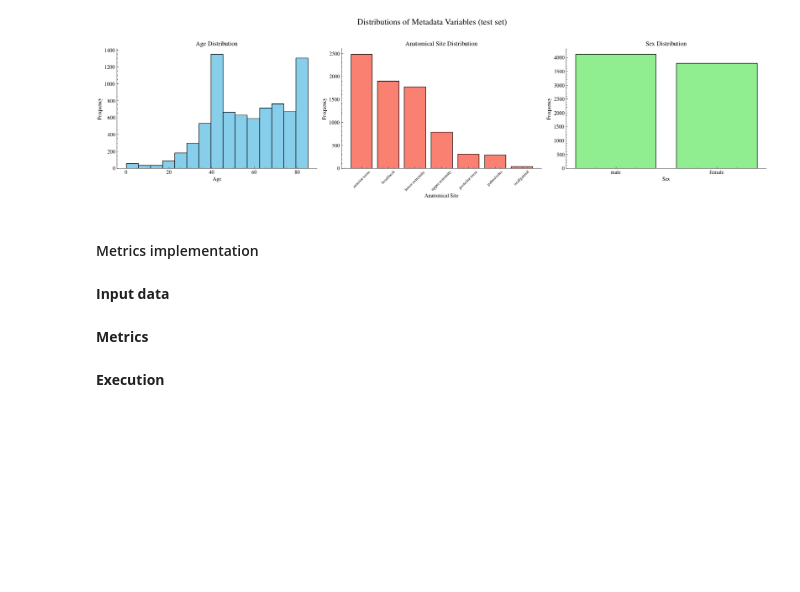
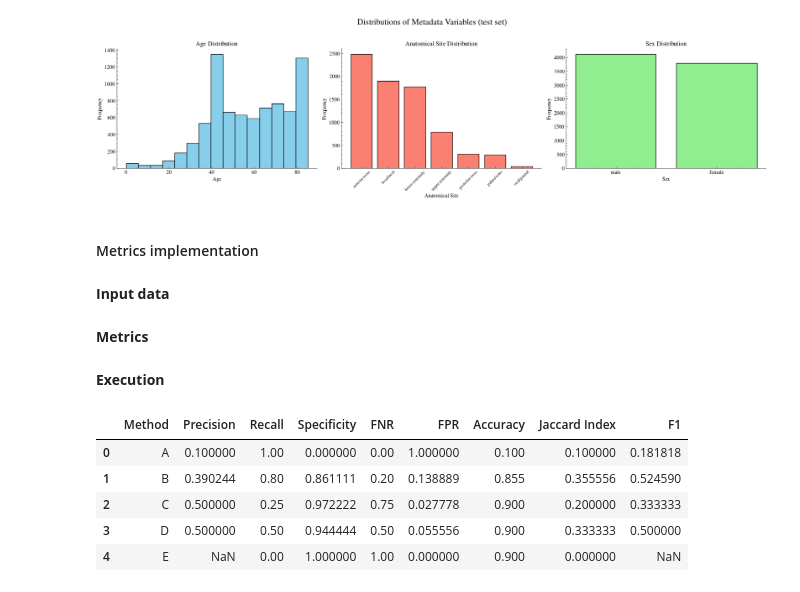
Before and after one commit to MarioPasc/complearn_projects, a Jupyter notebook: Classification/TaskA/taskA_classification.ipynb, the cells around one changed output. Cells and saved outputs as stored; diff of their text form; code cells hidden in the pictures; blank space fills up the shorter version.

```diff
--- a/Classification/TaskA/taskA_classification.ipynb
+++ b/Classification/TaskA/taskA_classification.ipynb
@@ -465,3 +513,12 @@ class Metrics:
 # %%
 # Create an instance of the Metrics class
 metrics = Metrics(results_df=results_df, method_col="Method")
+performance = metrics.performance_analysis()
+performance
+# %% [output]
+|  | Method | Precision | Recall | Specificity | FNR | FPR | Accuracy | Jaccard Index | F1 |
+| 0 | A | 0.100000 | 1.00 | 0.000000 | 0.00 | 1.000000 | 0.100 | 0.100000 | 0.181818 |
+| 1 | B | 0.390244 | 0.80 | 0.861111 | 0.20 | 0.138889 | 0.855 | 0.355556 | 0.524590 |
+| 2 | C | 0.500000 | 0.25 | 0.972222 | 0.75 | 0.027778 | 0.900 | 0.200000 | 0.333333 |
+| 3 | D | 0.500000 | 0.50 | 0.944444 | 0.50 | 0.055556 | 0.900 | 0.333333 | 0.500000 |
+| 4 | E | NaN | 0.00 | 1.000000 | 1.00 | 0.000000 | 0.900 | 0.000000 | NaN |
```
Also changed, not shown: parts of 3 cells of this notebook.
